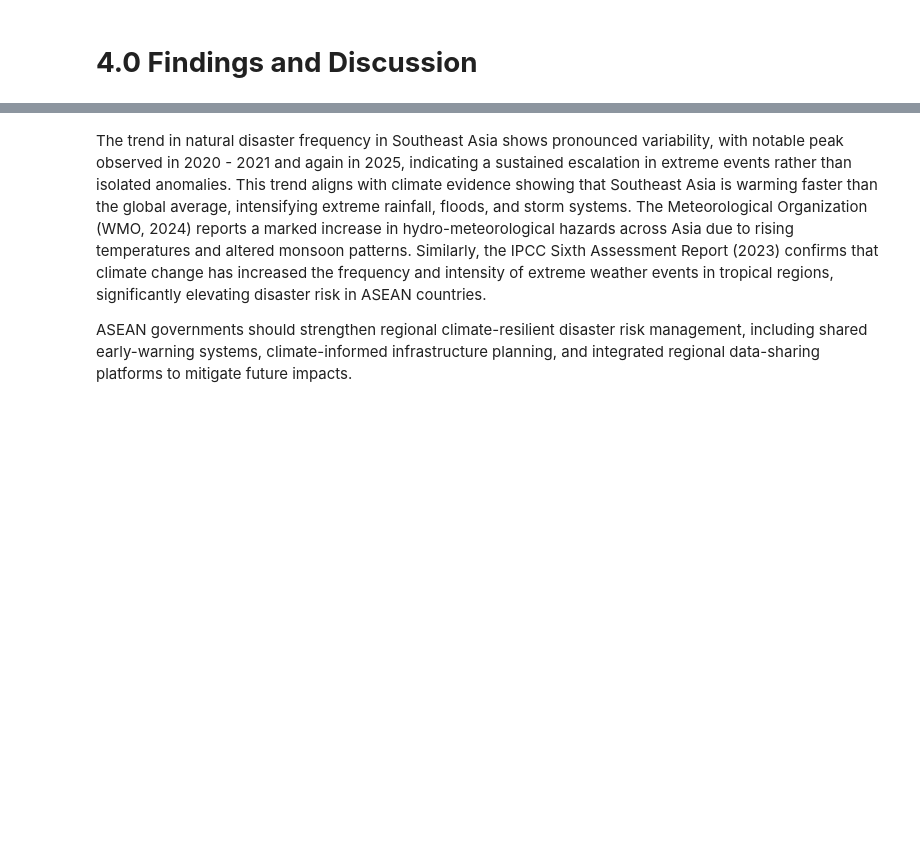
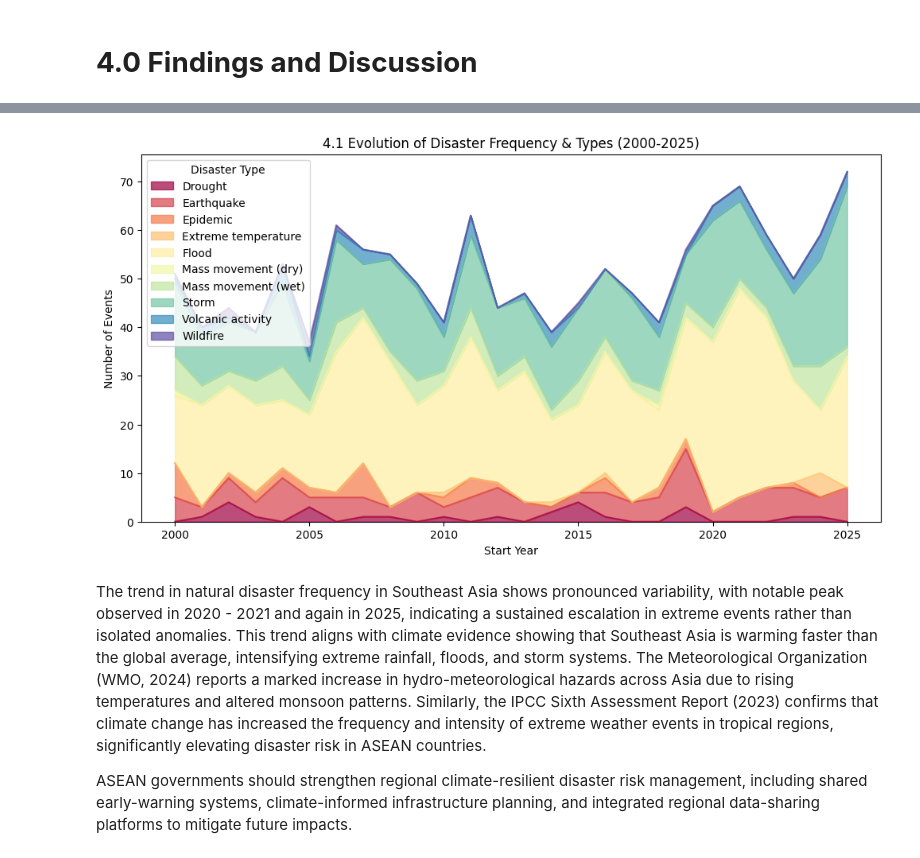
Before and after one commit to Rozieyati/Project_2_Data_Science, a Jupyter notebook: P166417_Impact_Analysis_of_Natural_Disasters_in_Asia.ipynb, the cells around one changed output, grey strips where cells are left out. Cells and saved outputs as stored; diff of their text form; code cells hidden in the pictures; blank space fills up the shorter version.

```diff
--- a/P166417_Impact_Analysis_of_Natural_Disasters_in_Asia.ipynb
+++ b/P166417_Impact_Analysis_of_Natural_Disasters_in_Asia.ipynb
@@ -192,3 +321,11 @@ plt.show()
+# %%
+pivot_df = df_sea.groupby(['Start Year', 'Disaster Type']).size().unstack().fillna(0)
+pivot_df.plot(kind='area', stacked=True, figsize=(12, 6), alpha=0.7, colormap='Spectral')
+plt.title('4.1 Evolution of Disaster Frequency & Types (2000-2025)')
+plt.ylabel('Number of Events')
+plt.show()
+# %% [output]
+[figure, added]
 # %% [markdown]
 The trend in natural disaster frequency in Southeast Asia shows pronounced variability, with notable peak observed in 2020 - 2021 and again in 2025, indicating a sustained escalation in extreme events rather than isolated anomalies. This trend aligns with climate evidence showing that Southeast Asia is warming faster than the global average, intensifying extreme rainfall, floods, and storm systems. The Meteorological Organization (WMO, 2024) reports a marked increase in hydro-meteorological hazards across Asia due to rising temperatures and altered monsoon patterns. Similarly, the IPCC Sixth Assessment Report (2023) confirms that climate change has increased the frequency and intensity of extreme weather events in tropical regions, significantly elevating disaster risk in ASEAN countries.
 
```
Also changed, not shown: parts of 28 cells of this notebook.
